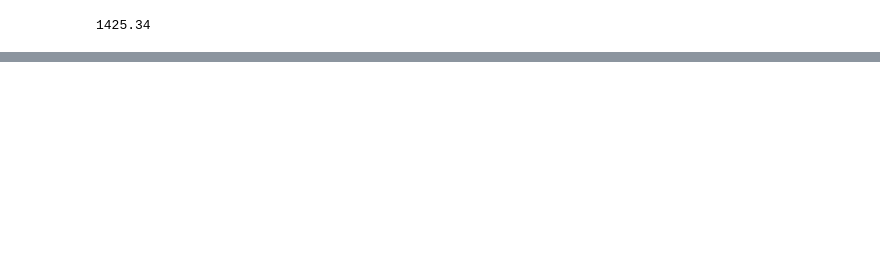
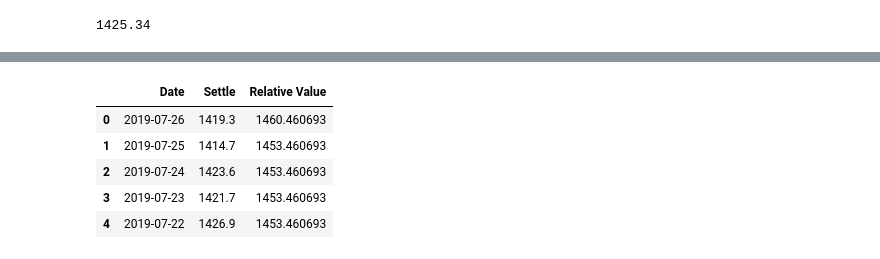
Before and after one commit to CaptainPica/Precious_Metals_Trading, a Jupyter notebook: notebooks/Gold_DL.ipynb, the cells around one changed output, grey strips where cells are left out. Saved outputs shown, nothing was run; the diff lists cells and outputs as text; code cells hidden in the pictures; blank space fills up the shorter version.

```diff
--- a/notebooks/Gold_DL.ipynb
+++ b/notebooks/Gold_DL.ipynb
@@ -264,3 +263,16 @@ FinalPredict_DF2.head(5)
+# %%
+for i in range(len(FinalPredict_DF2.index)-3):
+    FinalPredict_DF2.at[i,"Relative Value"] = FinalPredict_DF2["Relative Value"][i+3]
+FinalPredict_DF2 = FinalPredict_DF2.iloc[:len(FinalPredict_DF2.index)-3]
+# %%
+FinalPredict_DF2.head()
+# %% [output]
+|  | Date | Settle | Relative Value |
+| 0 | 2019-07-26 | 1419.3 | 1460.460693 |
+| 1 | 2019-07-25 | 1414.7 | 1453.460693 |
+| 2 | 2019-07-24 | 1423.6 | 1453.460693 |
+| 3 | 2019-07-23 | 1421.7 | 1453.460693 |
+| 4 | 2019-07-22 | 1426.9 | 1453.460693 |
 # %%
 #pyplot.plot(FinalPredict_DF2['Relative Value'], label="Relative Value")
 #pyplot.plot(FinalPredict_DF['Settle'], label="Daily Settle")
```
Also changed, not shown: parts of 8 cells of this notebook, 2 other files.
